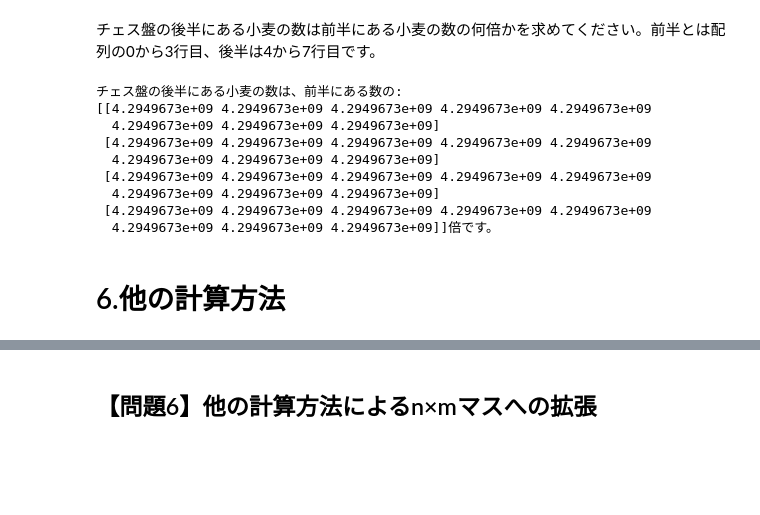
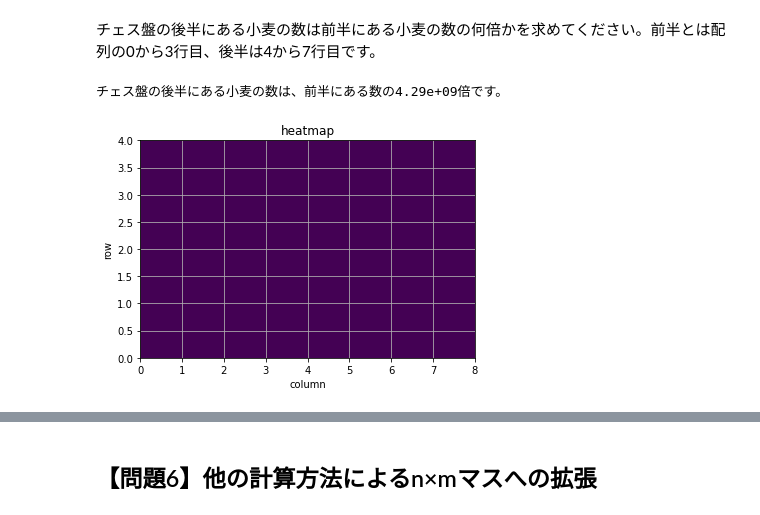
Before and after one commit to T-Sawao/diveintocode-ml, a Jupyter notebook: week2-sessionn1.ipynb, the cells around one changed output, grey strips where cells are left out. Drawn from its saved outputs; the diff is of its cells as text; code cells hidden in the pictures; blank space fills up the shorter version.

```diff
--- a/week2-sessionn1.ipynb
+++ b/week2-sessionn1.ipynb
@@ -173,16 +173,22 @@ def comparison(x,y,num):
     y = chess_latter_half / chess_frist_half
     return y
 
-print(f"チェス盤の後半にある小麦の数は、前半にある数の:\n{comparison(X_SIZE,Y_SIZE,4)}倍です。")
+y = np.mean(comparison(X_SIZE,Y_SIZE,4))
+print(f"チェス盤の後半にある小麦の数は、前半にある数の{y:.3g}倍です。")
 # %% [output]
-チェス盤の後半にある小麦の数は、前半にある数の:
-[[4.2949673e+09 4.2949673e+09 4.2949673e+09 4.2949673e+09 4.2949673e+09
-  4.2949673e+09 4.2949673e+09 4.2949673e+09]
- [4.2949673e+09 4.2949673e+09 4.2949673e+09 4.2949673e+09 4.2949673e+09
-  4.2949673e+09 4.2949673e+09 4.2949673e+09]
- [4.2949673e+09 4.2949673e+09 4.2949673e+09 4.2949673e+09 4.2949673e+09
-  4.2949673e+09 4.2949673e+09 4.2949673e+09]
- [4.2949673e+09 4.2949673e+09 4.2949673e+09 4.2949673e+09 4.2949673e+09
-  4.2949673e+09 4.2949673e+09 4.2949673e+09]]倍です。
+チェス盤の後半にある小麦の数は、前半にある数の4.29e+09倍です。
-# %% [markdown]
-# 6.他の計算方法
+# %%
+#問題５の各マス毎を比較したヒートマップ
+
+def chess_heatmap_comparison(x,y,num):
+    def_chess_heatmap = comparison(x,y,num)
+    plt.xlabel("column")
+    plt.ylabel("row")
+    plt.title("heatmap")
+    plt.pcolor(def_chess_heatmap)
+    plt.grid(True)
+    plt.show()
+
+chess_heatmap_comparison(X_SIZE,Y_SIZE,4)
+# %% [output]
+[figure, added]
```
Also changed, not shown: parts of 4 cells of this notebook.
